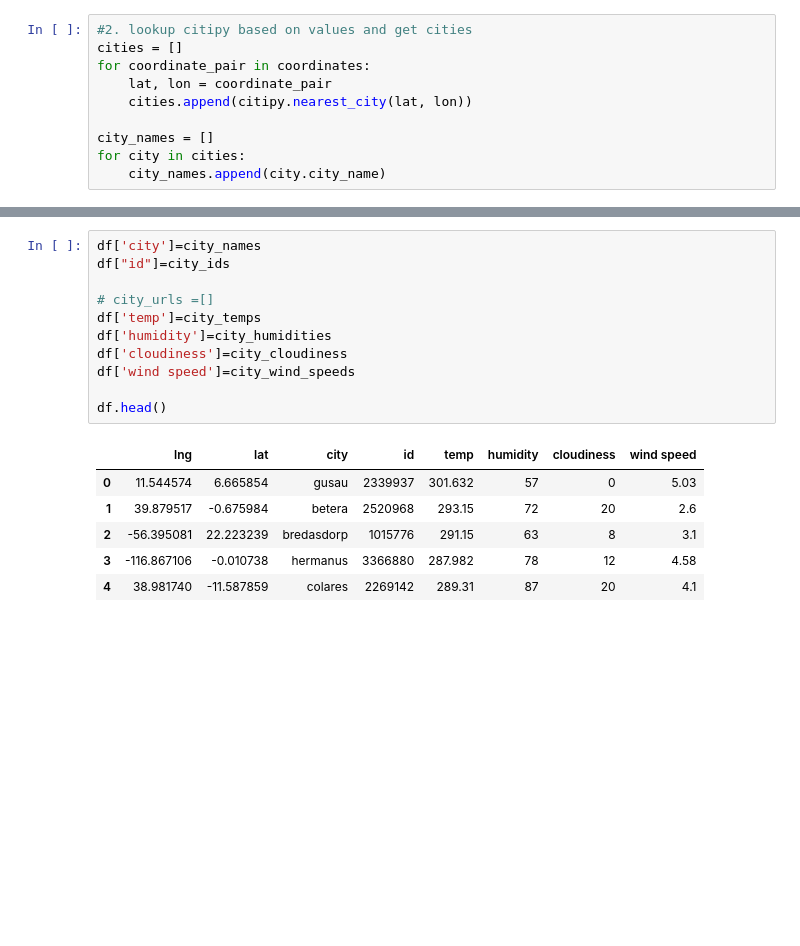
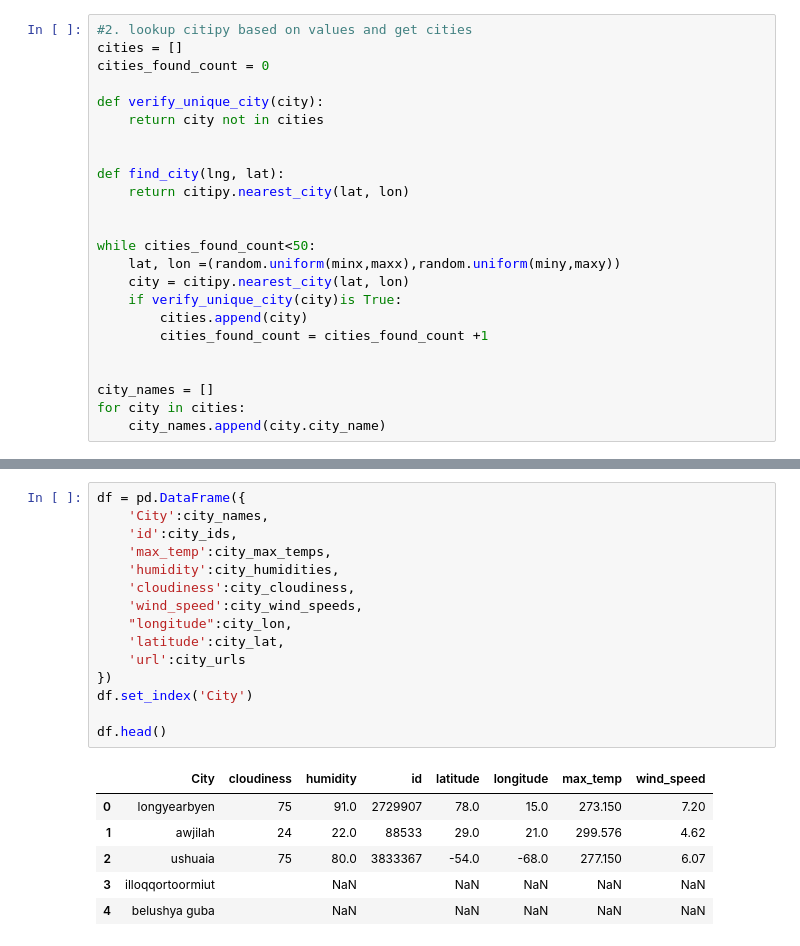
Before and after one commit to connelb/NU_python_api, a Jupyter notebook: python_api_homework.ipynb, the cells around one changed output, grey strips where cells are left out. Saved outputs shown, nothing was run; the diff lists cells and outputs as text; blank space fills up the shorter version.

```diff
--- a/python_api_homework.ipynb
+++ b/python_api_homework.ipynb
@@ -44,9 +29,23 @@ df.head()
 # %%
 #2. lookup citipy based on values and get cities
 cities = []
-for coordinate_pair in coordinates:
-    lat, lon = coordinate_pair
-    cities.append(citipy.nearest_city(lat, lon))
+cities_found_count = 0
+
+def verify_unique_city(city):
+    return city not in cities
+
+
+def find_city(lng, lat):
+    return citipy.nearest_city(lat, lon)
+
+
+while cities_found_count<50:
+    lat, lon =(random.uniform(minx,maxx),random.uniform(miny,maxy))
+    city = citipy.nearest_city(lat, lon)
+    if verify_unique_city(city)is True:
+        cities.append(city)
+        cities_found_count = cities_found_count +1
+
 
 city_names = []
 for city in cities:
@@ -109,18 +132,22 @@ print(city_names)
-# %%
-df['city']=city_names
-df["id"]=city_ids
-
-# city_urls =[]
-df['temp']=city_temps
-df['humidity']=city_humidities
-df['cloudiness']=city_cloudiness
-df['wind speed']=city_wind_speeds
-
-df.head()
-# %% [output]
-|  | lng | lat | city | id | temp | humidity | cloudiness | wind speed |
-| 0 | 11.544574 | 6.665854 | gusau | 2339937 | 301.632 | 57 | 0 | 5.03 |
-| 1 | 39.879517 | -0.675984 | betera | 2520968 | 293.15 | 72 | 20 | 2.6 |
-| 2 | -56.395081 | 22.223239 | bredasdorp | 1015776 | 291.15 | 63 | 8 | 3.1 |
-| 3 | -116.867106 | -0.010738 | hermanus | 3366880 | 287.982 | 78 | 12 | 4.58 |
-| 4 | 38.981740 | -11.587859 | colares | 2269142 | 289.31 | 87 | 20 | 4.1 |
+# %%
+df = pd.DataFrame({
+    'City':city_names,
+    'id':city_ids,
+    'max_temp':city_max_temps,
+    'humidity':city_humidities,
+    'cloudiness':city_cloudiness,
+    'wind_speed':city_wind_speeds,
+    "longitude":city_lon,
+    'latitude':city_lat,
+    'url':city_urls
+})
+df.set_index('City')
+
+df.head()
+# %% [output]
+|  | City | cloudiness | humidity | id | latitude | longitude | max_temp | wind_speed |
+| 0 | longyearbyen | 75 | 91.0 | 2729907 | 78.0 | 15.0 | 273.150 | 7.20 |
+| 1 | awjilah | 24 | 22.0 | 88533 | 29.0 | 21.0 | 299.576 | 4.62 |
+| 2 | ushuaia | 75 | 80.0 | 3833367 | -54.0 | -68.0 | 277.150 | 6.07 |
+| 3 | illoqqortoormiut |  | NaN |  | NaN | NaN | NaN | NaN |
+| 4 | belushya guba |  | NaN |  | NaN | NaN | NaN | NaN |
```
Also changed, not shown: parts of 13 cells of this notebook, 1 other file.
